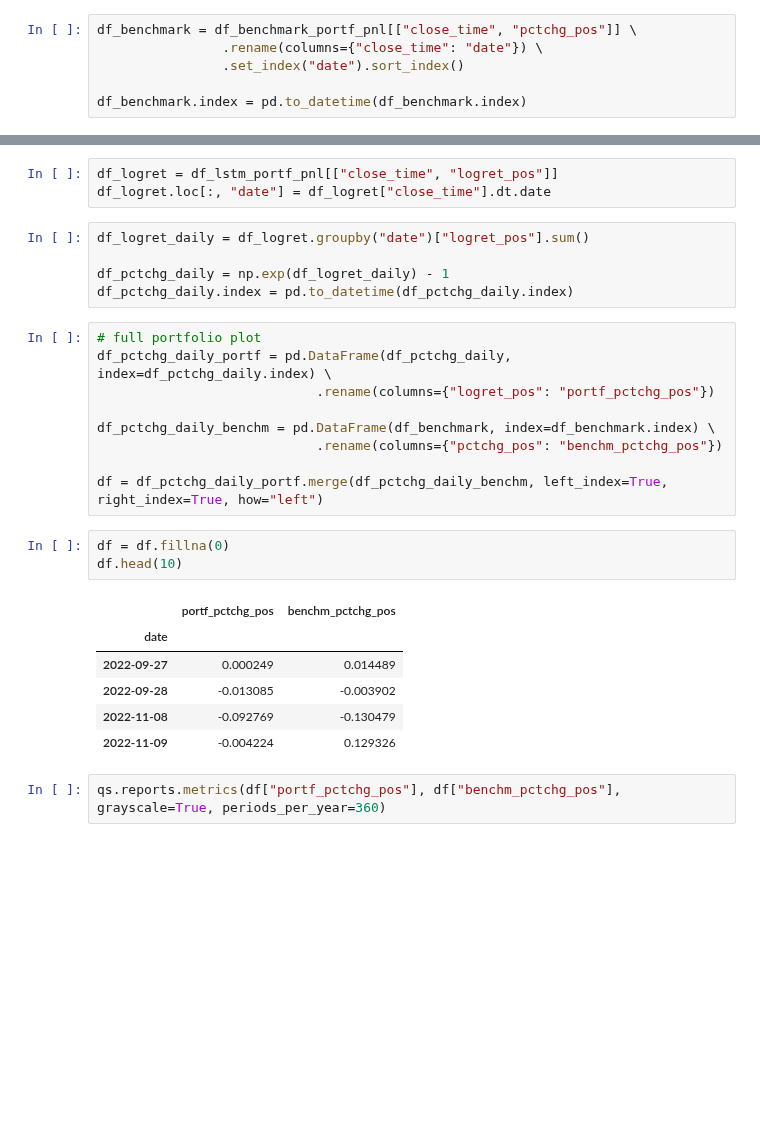
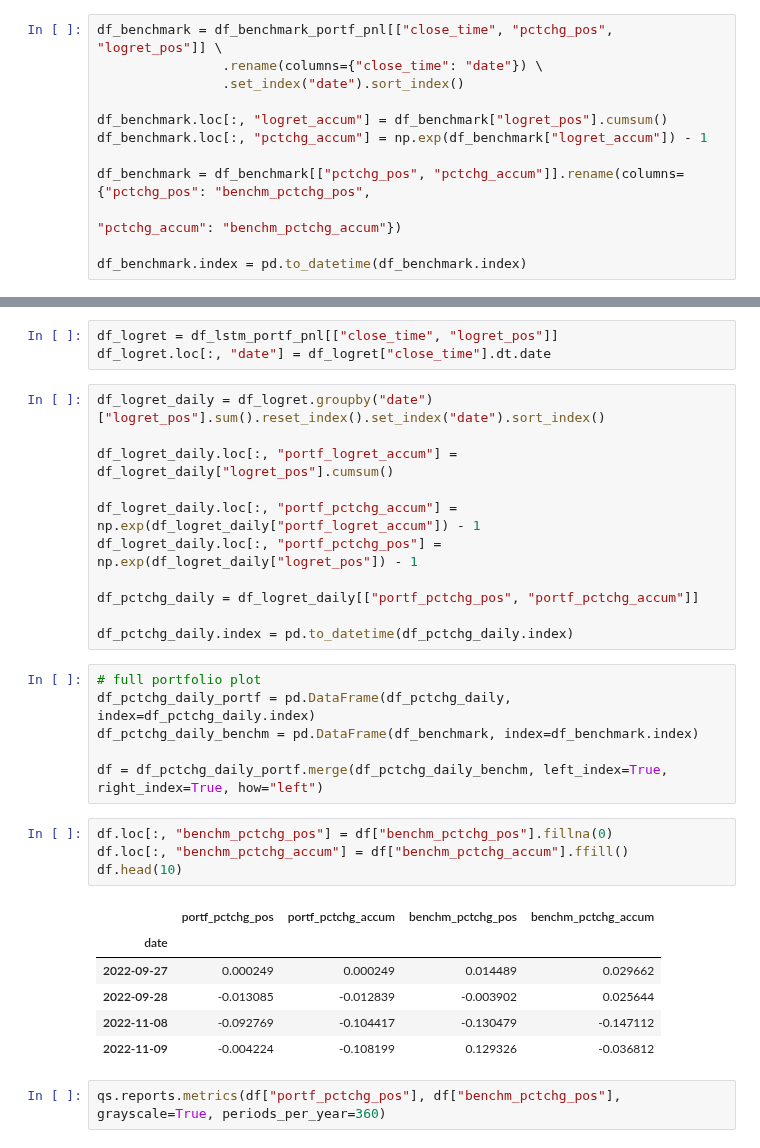
Before and after one commit to gpalazzo/crypto_msc_thesis, a Jupyter notebook: notebooks/reporting/portfolio_eval.ipynb, the cells around one changed output, grey strips where cells are left out. Drawn from its saved outputs; the diff is of its cells as text; blank space fills up the shorter version.

```diff
--- a/notebooks/reporting/portfolio_eval.ipynb
+++ b/notebooks/reporting/portfolio_eval.ipynb
@@ -226,8 +227,14 @@ df_ops[["close_time", "mean"]].set_index("close_time").sort_index(). \
 # %%
-df_benchmark = df_benchmark_portf_pnl[["close_time", "pctchg_pos"]] \
+df_benchmark = df_benchmark_portf_pnl[["close_time", "pctchg_pos", "logret_pos"]] \
                 .rename(columns={"close_time": "date"}) \
                 .set_index("date").sort_index()
 
+df_benchmark.loc[:, "logret_accum"] = df_benchmark["logret_pos"].cumsum()
+df_benchmark.loc[:, "pctchg_accum"] = np.exp(df_benchmark["logret_accum"]) - 1
+
+df_benchmark = df_benchmark[["pctchg_pos", "pctchg_accum"]].rename(columns={"pctchg_pos": "benchm_pctchg_pos",
+                                                                           "pctchg_accum": "benchm_pctchg_accum"})
+
 df_benchmark.index = pd.to_datetime(df_benchmark.index)
 # %% [markdown]
 #### XGBoost
@@ -295,29 +316,33 @@ fig.savefig("/Users/guilhermepalazzo/Desktop/fig_xgboost_portf_vs_benchmk_rets.p
 df_logret = df_lstm_portf_pnl[["close_time", "logret_pos"]]
 df_logret.loc[:, "date"] = df_logret["close_time"].dt.date
 # %%
-df_logret_daily = df_logret.groupby("date")["logret_pos"].sum()
+df_logret_daily = df_logret.groupby("date")["logret_pos"].sum().reset_index().set_index("date").sort_index()
 
-df_pctchg_daily = np.exp(df_logret_daily) - 1
+df_logret_daily.loc[:, "portf_logret_accum"] = df_logret_daily["logret_pos"].cumsum()
+
+df_logret_daily.loc[:, "portf_pctchg_accum"] = np.exp(df_logret_daily["portf_logret_accum"]) - 1
+df_logret_daily.loc[:, "portf_pctchg_pos"] = np.exp(df_logret_daily["logret_pos"]) - 1
+
+df_pctchg_daily = df_logret_daily[["portf_pctchg_pos", "portf_pctchg_accum"]]
+
 df_pctchg_daily.index = pd.to_datetime(df_pctchg_daily.index)
 # %%
 # full portfolio plot
-df_pctchg_daily_portf = pd.DataFrame(df_pctchg_daily, index=df_pctchg_daily.index) \
-                            .rename(columns={"logret_pos": "portf_pctchg_pos"})
-
-df_pctchg_daily_benchm = pd.DataFrame(df_benchmark, index=df_benchmark.index) \
-                            .rename(columns={"pctchg_pos": "benchm_pctchg_pos"})
+df_pctchg_daily_portf = pd.DataFrame(df_pctchg_daily, index=df_pctchg_daily.index)
+df_pctchg_daily_benchm = pd.DataFrame(df_benchmark, index=df_benchmark.index)
 
 df = df_pctchg_daily_portf.merge(df_pctchg_daily_benchm, left_index=True, right_index=True, how="left")
 # %%
-df = df.fillna(0)
+df.loc[:, "benchm_pctchg_pos"] = df["benchm_pctchg_pos"].fillna(0)
+df.loc[:, "benchm_pctchg_accum"] = df["benchm_pctchg_accum"].ffill()
 df.head(10)
 # %% [output]
-|  | portf_pctchg_pos | benchm_pctchg_pos |
-| date |  |  |
-| 2022-09-27 | 0.000249 | 0.014489 |
-| 2022-09-28 | -0.013085 | -0.003902 |
-| 2022-11-08 | -0.092769 | -0.130479 |
-| 2022-11-09 | -0.004224 | 0.129326 |
+|  | portf_pctchg_pos | portf_pctchg_accum | benchm_pctchg_pos | benchm_pctchg_accum |
+| date |  |  |  |  |
+| 2022-09-27 | 0.000249 | 0.000249 | 0.014489 | 0.029662 |
+| 2022-09-28 | -0.013085 | -0.012839 | -0.003902 | 0.025644 |
+| 2022-11-08 | -0.092769 | -0.104417 | -0.130479 | -0.147112 |
+| 2022-11-09 | -0.004224 | -0.108199 | 0.129326 | -0.036812 |
 # %%
 qs.reports.metrics(df["portf_pctchg_pos"], df["benchm_pctchg_pos"], grayscale=True, periods_per_year=360)
 # %% [output]
```
Also changed, not shown: parts of 26 cells of this notebook, 7 other files.
